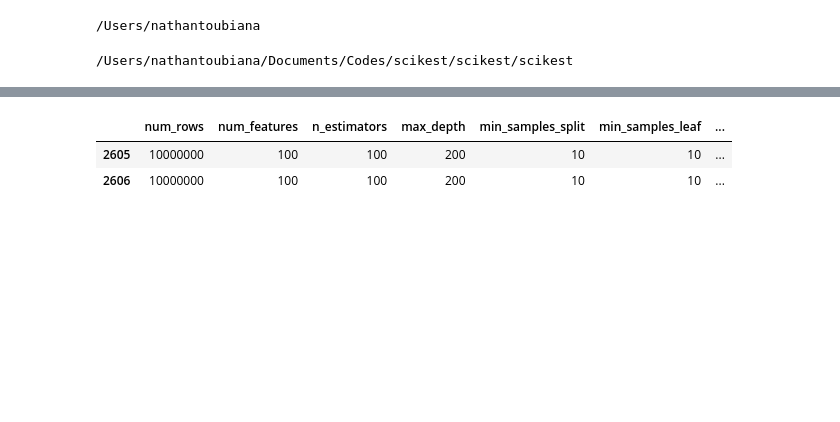
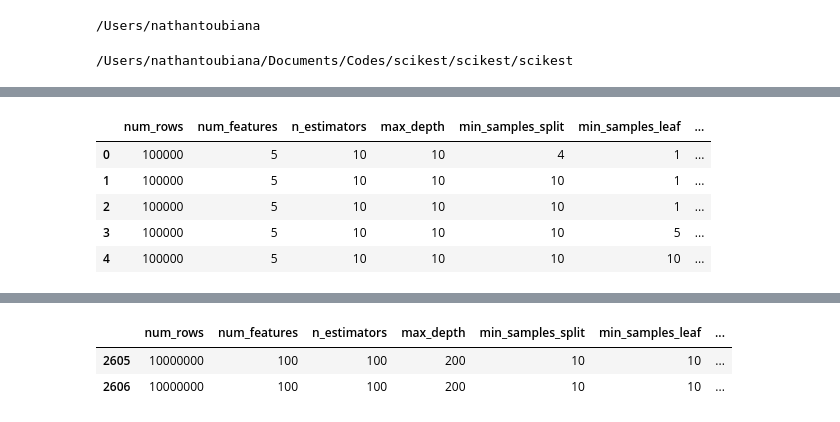
Before and after one commit to scitime/scitime, a Jupyter notebook: scikest/Training-time-estimation.ipynb, the cells around one changed output, grey strips where cells are left out. Cells and saved outputs as stored; diff of their text form; code cells hidden in the pictures; blank space fills up the shorter version.

```diff
--- a/scikest/Training-time-estimation.ipynb
+++ b/scikest/Training-time-estimation.ipynb
@@ -71,3 +138,12 @@ estimatorS=RFest(algo_estimator='RF')
+# %%
+df.head()
+# %% [output]
+|  | num_rows | num_features | n_estimators | max_depth | min_samples_split | min_samples_leaf | ... |
+| 0 | 100000 | 5 | 10 | 10 | 4 | 1 | ... |
+| 1 | 100000 | 5 | 10 | 10 | 10 | 1 | ... |
+| 2 | 100000 | 5 | 10 | 10 | 10 | 1 | ... |
+| 3 | 100000 | 5 | 10 | 10 | 10 | 5 | ... |
+| 4 | 100000 | 5 | 10 | 10 | 10 | 10 | ... |
 # %%
 estimatorS._model_fit(generate_data=False,outputs=outputs,df=df)
 # %% [output]
```
Also changed, not shown: parts of 13 cells of this notebook, 2 other files.
